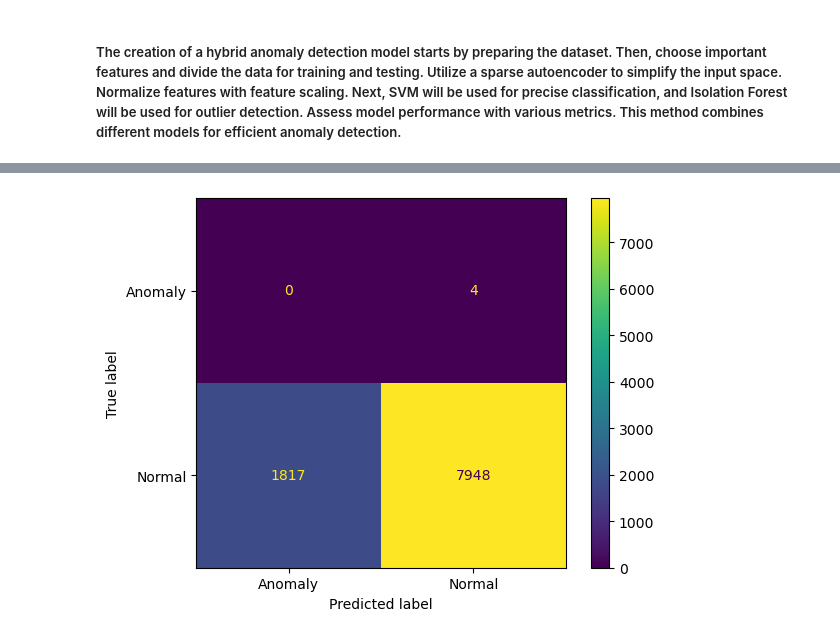
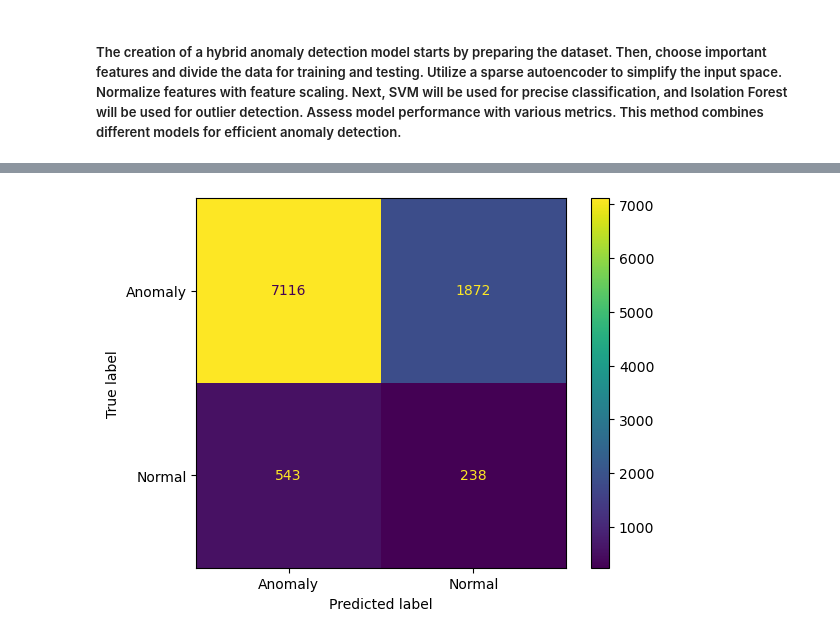
Before and after one commit to sebhatgg/DSE, a Jupyter notebook: Census_autoencoder_svm_isolationForest-Final.ipynb, the cells around one changed output, grey strips where cells are left out. Drawn from its saved outputs; the diff is of its cells as text; code cells hidden in the pictures.

```diff
--- a/Census_autoencoder_svm_isolationForest-Final.ipynb
+++ b/Census_autoencoder_svm_isolationForest-Final.ipynb
@@ -22,10 +20,11 @@ from keras.layers import Input, Dense
 from keras.models import Model
 # %%
 
-def complete_anomaly_detection_system():
+def auto_encoder_svm_iso():
 
     # Load data from a CSV file
     data = pd.read_csv('adultdata.csv')
+    data.dropna(axis=0, inplace=True)
 
     #convert all the values in the columns into numeric
     label_encoder = LabelEncoder()
@@ -34,28 +33,27 @@ def complete_anomaly_detection_system():
 
     data = data.drop('Sex', axis=1)
 
-    X = data.drop('fnlwgt', axis=1)  # Assuming 'target' is the column name of the continuous target variable
-    y_cont = data['fnlwgt']
+    X = data.drop('Capital_gain', axis=1)  # Assuming 'target' is the column name of the continuous target variable
+    y_cont = data['Capital_gain']
 
-    y = np.where(y_cont > 20000, 1, 0)  # Define `threshold` based on the dataset
+    y = np.where(y_cont > 0, 1, 0)  # Define `threshold` based on the dataset
 
     # Select top k features; k might be adjusted based on the dataset
-    selector = SelectKBest(f_classif, k=10)
+    selector = SelectKBest(f_classif, k=5)
     X_selected = selector.fit_transform(X, y)
 
     #data.info()
 
-    data.dropna(axis=0, inplace=True)
 
     # Sparse Autoencoder
     input_dim = X_selected.shape[1]
-    encoding_dim = 5  # You can adjust the encoding dimension as needed
+    encoding_dim = 32  # You can adjust the encoding dimension as needed
     input_data = Input(shape=(input_dim,))
     encoded = layers.Dense(encoding_dim, activation='relu',
                            activity_regularizer=regularizers.l1(10e-5))(input_data)
     decoded = Dense(input_dim, activation='sigmoid')(encoded)
     autoencoder_model = Model(input_data, decoded)
-    autoencoder_model.compile(optimizer='adam', loss='binary_crossentropy')
+    autoencoder_model.compile(optimizer='adam', loss='mean_squared_error')
     autoencoder_model.fit(X_selected, X_selected, epochs=50, batch_size=32, shuffle=True, validation_split=0.2)
 
     # Get the encoded representation of the data
@@ -68,26 +66,30 @@ def complete_anomaly_detection_system():
     # Scale the features to [0, 1]
     scaler = MinMaxScaler()
     X_scaled = scaler.fit_transform(X_train)
+    X_test_scaled = scaler.transform(X_test)
 
 
-    # Train SVM on the encoded data
-    svm = SVC(kernel='rbf', gamma='auto', class_weight='balanced', random_state=42)
+        # Train SVM on the training data
+    svm = SVC(kernel='rbf', gamma='scale', class_weight='balanced', random_state=42)
     svm.fit(X_scaled, y_train)
+    svm_predictions_train = svm.predict(X_scaled)
+    svm_predictions_test = svm.predict(X_test_scaled)
 
-    # Predict with SVM
-    svm_predictions_train = svm.predict(X_scaled)
+    # Enhance the dataset with SVM outcomes
+    X_train_enhanced = np.hstack((X_train, svm_predictions_train.reshape(-1, 1)))
+    X_test_enhanced = np.hstack((X_test, svm_predictions_test.reshape(-1, 1)))
 
-    # Filter only rows SVM detected as normal
+    # Filter only rows SVM detected as normal (label '1')
     normal_indices_train = svm_predictions_train == 1
-    X_train_normal = X_scaled[normal_indices_train]
+    X_train_filtered = X_train_enhanced[normal_indices_train]
+    y_train_filtered = y_train[normal_indices_train]
 
-    # Train Isolation Forest on the filtered normal data
+    # Train Isolation Forest on filtered normal data
     iso_forest = IsolationForest(random_state=42)
-    iso_forest.fit(X_train_normal)
+    iso_forest.fit(X_train_filtered, y_train_filtered)
+    if_predictions = iso_forest.predict(X_test_enhanced)
+    if_predictions = np.where(if_predictions == 1, 1, 0)  # Align with binary labels
 
-    # Predict on the test data with Isolation Forest
-    if_predictions = iso_forest.predict(X_test)
-    if_predictions = np.where(if_predictions == 1, 1, 0)  # Convert -1, 1 to 0, 1
 
     # Evaluate the model
     precision = precision_score(y_test, if_predictions, pos_label=0)
@@ -108,6 +110,6 @@ def complete_anomaly_detection_system():
     disp.plot()
     plt.show()
 
-complete_anomaly_detection_system()
+auto_encoder_svm_iso()
 # %% [output]
 Epoch 1/50
@@ -130 +132 @@ F1 Score: 0.0
-[figure, old version]
+[figure, new version]
```
Also changed, not shown: parts of 2 cells of this notebook, 8 other files.
